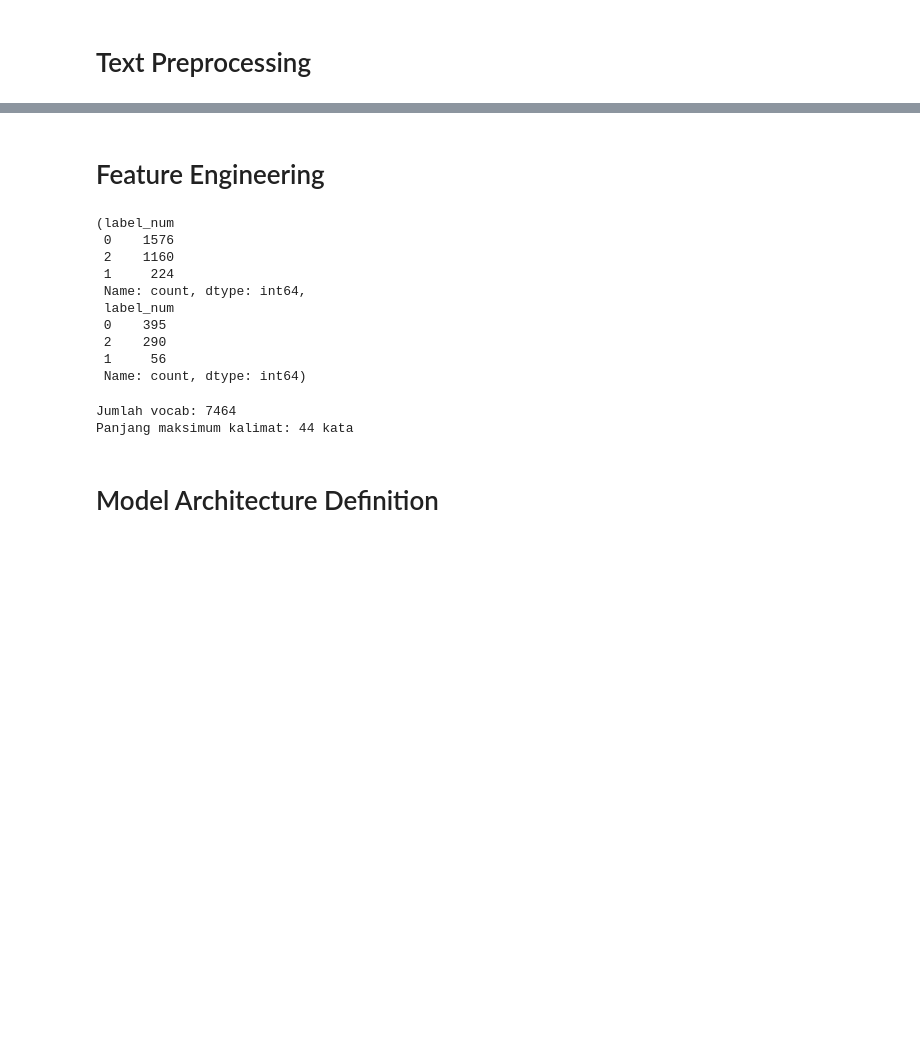
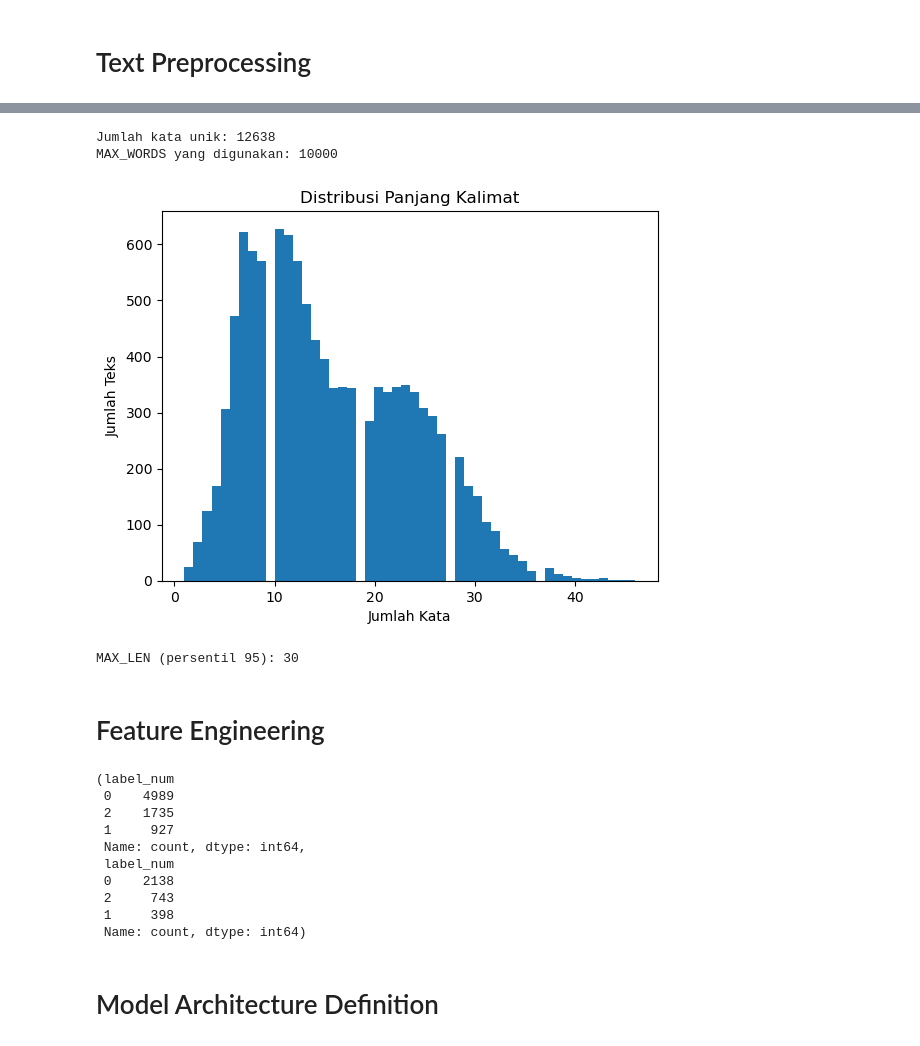
Before and after one commit to amongnikol/analisis_sentimen_prabowo, a Jupyter notebook: prabowo.ipynb, the cells around one changed output, grey strips where cells are left out. Saved outputs shown, nothing was run; the diff lists cells and outputs as text; code cells hidden in the pictures; blank space fills up the shorter version.

```diff
--- a/prabowo.ipynb
+++ b/prabowo.ipynb
@@ -264,0 +103,5 @@ df.head()
+# %%
+import swifter
+
+df['text_processed'] = df['full_text'].swifter.apply(preprocess_text)
+df.head()
@@ -264,0 +115,43 @@ df.head()
+# %%
+from tensorflow.keras.preprocessing.text import Tokenizer
+from tensorflow.keras.preprocessing.sequence import pad_sequences
+import numpy as np
+import matplotlib.pyplot as plt
+
+# 1. Inisialisasi dan fit tokenizer
+tokenizer = Tokenizer()
+tokenizer.fit_on_texts(df['text_processed'])
+
+# 2. Tentukan MAX_WORDS berdasarkan jumlah kata unik
+total_kata_unik = len(tokenizer.word_index)
+print("Jumlah kata unik:", total_kata_unik)
+
+# Atur MAX_WORDS agar tidak terlalu besar
+if total_kata_unik > 20000:
+    MAX_WORDS = 15000
+elif total_kata_unik > 10000:
+    MAX_WORDS = 10000
+else:
+    MAX_WORDS = total_kata_unik
+
+print("MAX_WORDS yang digunakan:", MAX_WORDS)
+# %% [output]
+Jumlah kata unik: 12638
+MAX_WORDS yang digunakan: 10000
+# %%
+# 3. Hitung panjang tiap kalimat
+sequences = tokenizer.texts_to_sequences(df['text_processed'])
+panjang_kalimat = [len(seq) for seq in sequences]
+
+# 4. Tentukan MAX_LEN berdasarkan distribusi panjang
+plt.hist(panjang_kalimat, bins=50)
+plt.title('Distribusi Panjang Kalimat')
+plt.xlabel('Jumlah Kata')
+plt.ylabel('Jumlah Teks')
+plt.show()
+
+MAX_LEN = int(np.percentile(panjang_kalimat, 95))
+print("MAX_LEN (persentil 95):", MAX_LEN)
+# %% [output]
+[figure, added]
+MAX_LEN (persentil 95): 30
@@ -265,30 +166,20 @@ df.head()
 # %% [markdown]
 # Feature Engineering
 # %%
-X_train, X_test, y_train, y_test = train_test_split(df.text_processed, df.label_num, test_size=0.2,shuffle=True,random_state=46, stratify=df.label_num)
+X_train, X_test, y_train, y_test = train_test_split(
+    padded, df['label_num'], test_size=0.3, random_state=42, stratify=df['label_num']
+)
 y_train.value_counts(), y_test.value_counts()
 # %% [output]
 (label_num
- 0    1576
- 2    1160
- 1     224
+ 0    4989
+ 2    1735
+ 1     927
  Name: count, dtype: int64,
  label_num
- 0    395
- 2    290
- 1     56
+ 0    2138
+ 2     743
+ 1     398
  Name: count, dtype: int64)
-# %%
-Vectorize = CountVectorizer()
-X_train_vec = Vectorize.fit_transform(X_train)
-
-jml_vocab = len(Vectorize.vocabulary_.keys())
-max_len = max([len(i.split(" ")) for i in X_train])
-
-print("Jumlah vocab:",jml_vocab)
-print("Panjang maksimum kalimat:",max_len,"kata")
-# %% [output]
-Jumlah vocab: 7464
-Panjang maksimum kalimat: 44 kata
 # %% [markdown]
 # Model Architecture Definition
```
Also changed, not shown: parts of 34 cells of this notebook, 16 other files.
